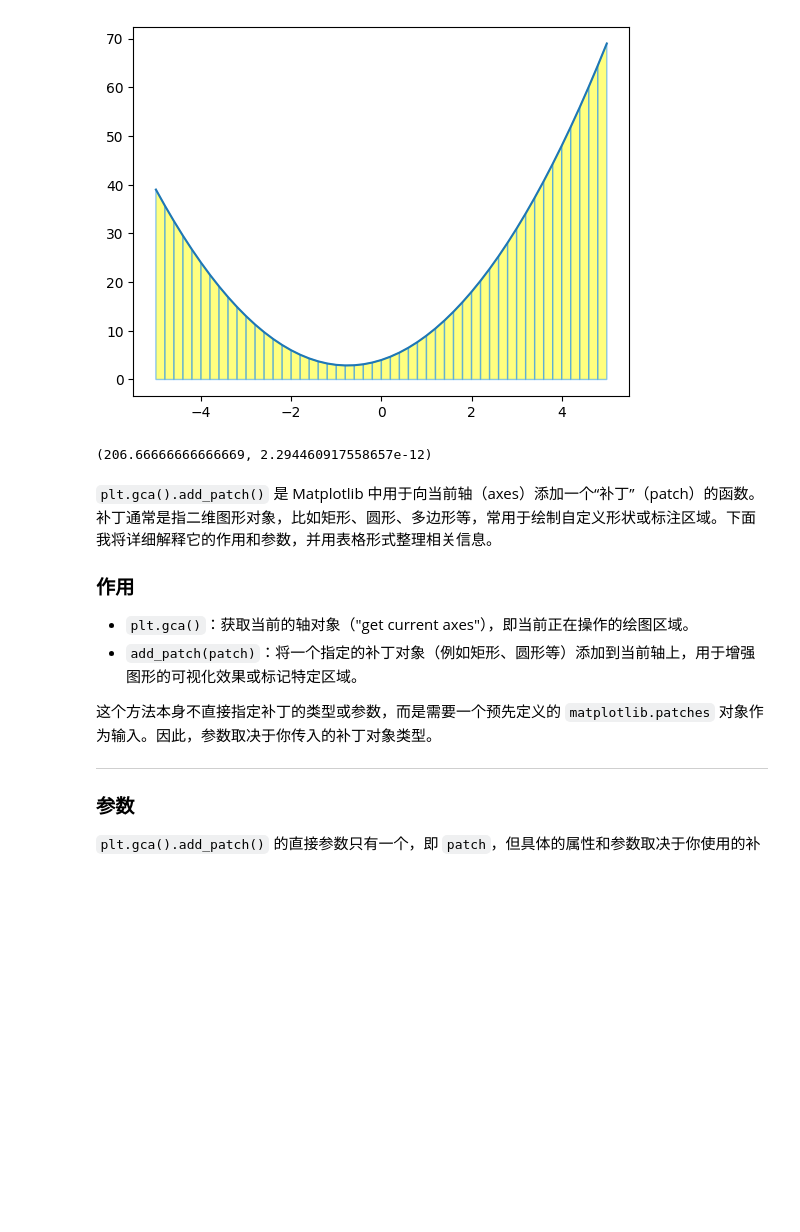
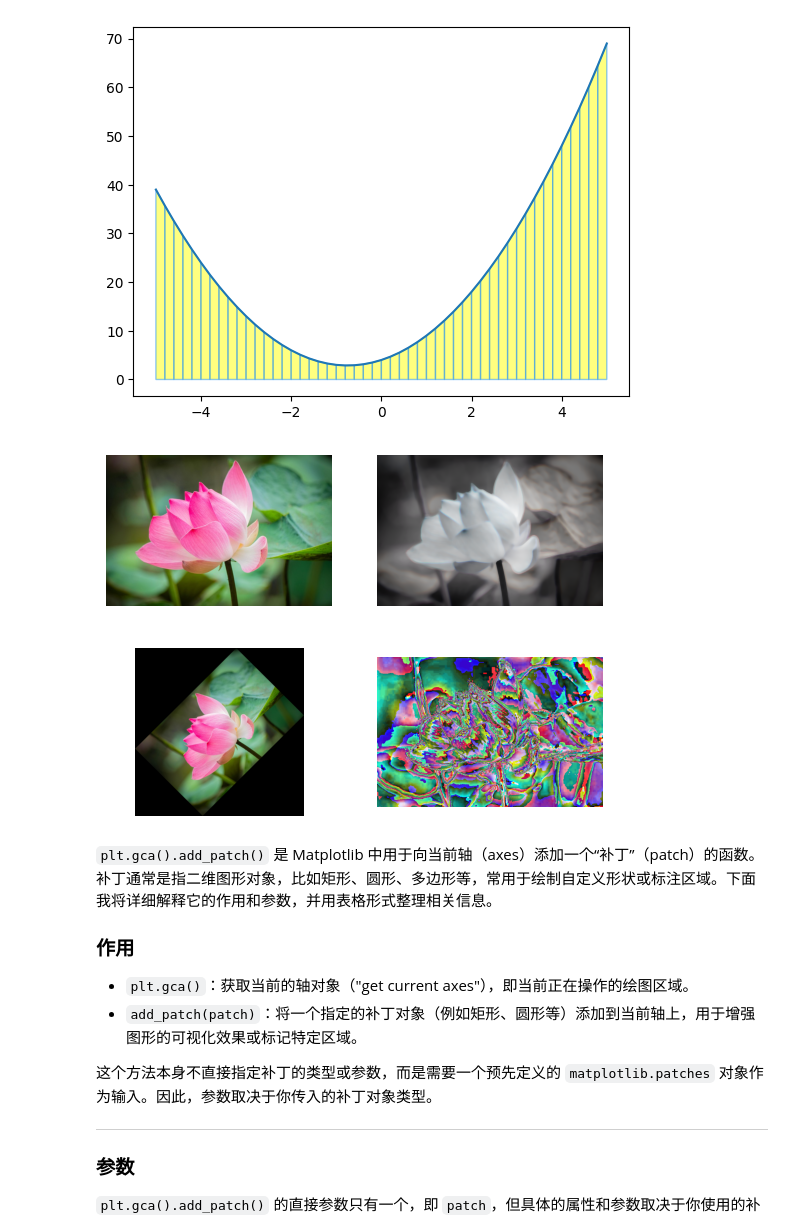
Before and after one commit to AshgardDev/Study_Numpy_Matlibplot, a Jupyter notebook: matplot_study/matplotlib_14.ipynb, the cells around one changed output. Saved outputs shown, nothing was run; the diff lists cells and outputs as text; code cells hidden in the pictures; blank space fills up the shorter version.

```diff
--- a/matplot_study/matplotlib_14.ipynb
+++ b/matplot_study/matplotlib_14.ipynb
@@ -246,11 +253,40 @@ plt.show()
 # %%
-import scipy.integrate as si
-## 函数,积分上限,积分下限
-area = si.quad(f, -5, 5)
-## 返回的是 (积分值,误差)
-print(area)
+### scipy的图像处理
+## 高斯模糊,角度旋转,边缘识别
+
+import scipy.ndimage as sn
+import matplotlib.pyplot as plt
+original = plt.imread('../assets/lotus.jpg')
+
+## 高斯模糊
+median = sn.median_filter(original, 10)
+
+## 角度旋转
+rotate = sn.rotate(original, 45)
+
+## 边缘识别
+prewitt = sn.prewitt(original)
+
+fig = plt.figure()
+ax = fig.add_subplot(2, 2, 1)
+ax.imshow(original)
+ax.axis('off')
+
+ax = fig.add_subplot(2, 2, 2)
+ax.imshow(median)
+ax.axis('off')
+
+ax = fig.add_subplot(2, 2, 3)
+ax.imshow(rotate)
+ax.axis('off')
+
+ax = fig.add_subplot(2, 2, 4)
+ax.imshow(prewitt)
+ax.axis('off')
+
+plt.show()
 # %% [output]
-(206.66666666666669, 2.294460917558657e-12)
+[figure, added]
 # %% [markdown]
 `plt.gca().add_patch()` 是 Matplotlib 中用于向当前轴（axes）添加一个“补丁”（patch）的函数。补丁通常是指二维图形对象，比如矩形、圆形、多边形等，常用于绘制自定义形状或标注区域。下面我将详细解释它的作用和参数，并用表格形式整理相关信息。
 
```
Also changed, not shown: parts of 2 cells of this notebook, 8 other files.
